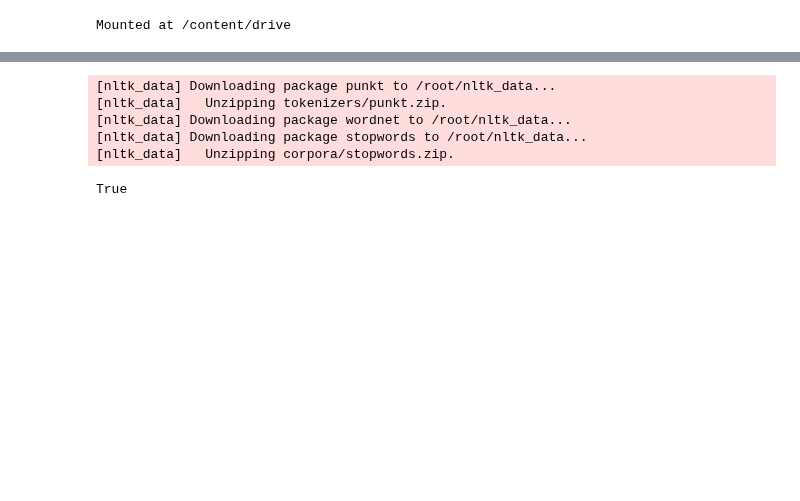
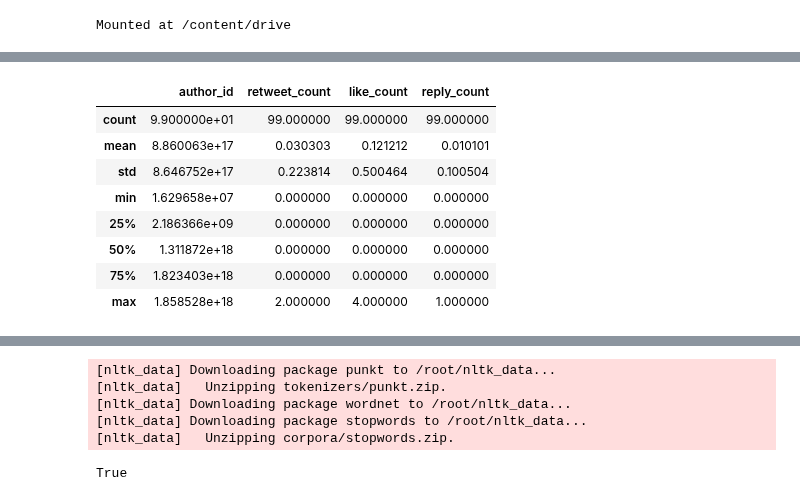
Before and after one commit to athulrj02/TwiPipeline, a Jupyter notebook: DA|CA_One.ipynb, the cells around one changed output, grey strips where cells are left out. Saved outputs shown, nothing was run; the diff lists cells and outputs as text; code cells hidden in the pictures; blank space fills up the shorter version.

```diff
--- a/DA|CA_One.ipynb
+++ b/DA|CA_One.ipynb
@@ -61,4 +138,4 @@ df.to_csv('/content/drive/My Drive/Colab Notebooks/cybersecurity_tweets.csv', in
 # %%
-file_path = '/content/drive/My Drive/Colab Notebooks/cybersecurity_tweets.csv'
-df = pd.read_csv(file_path)
-print(df.head())
+import pandas as pd
+csv_path = '/content/drive/My Drive/Colab Notebooks/cyber_security_tweets.csv'
+df = pd.read_csv(csv_path)
@@ -78,0 +171,12 @@ print(df.head())
+# %%
+df.describe()
+# %% [output]
+|  | author_id | retweet_count | like_count | reply_count |
+| count | 9.900000e+01 | 99.000000 | 99.000000 | 99.000000 |
+| mean | 8.860063e+17 | 0.030303 | 0.121212 | 0.010101 |
+| std | 8.646752e+17 | 0.223814 | 0.500464 | 0.100504 |
+| min | 1.629658e+07 | 0.000000 | 0.000000 | 0.000000 |
+| 25% | 2.186366e+09 | 0.000000 | 0.000000 | 0.000000 |
+| 50% | 1.311872e+18 | 0.000000 | 0.000000 | 0.000000 |
+| 75% | 1.823403e+18 | 0.000000 | 0.000000 | 0.000000 |
+| max | 1.858528e+18 | 2.000000 | 4.000000 | 1.000000 |
```
Also changed, not shown: parts of 58 cells of this notebook.
